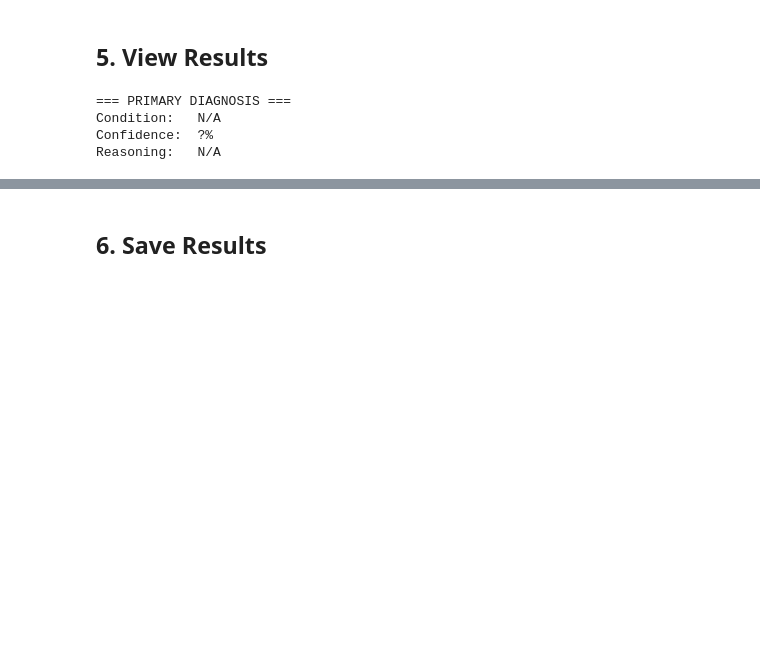
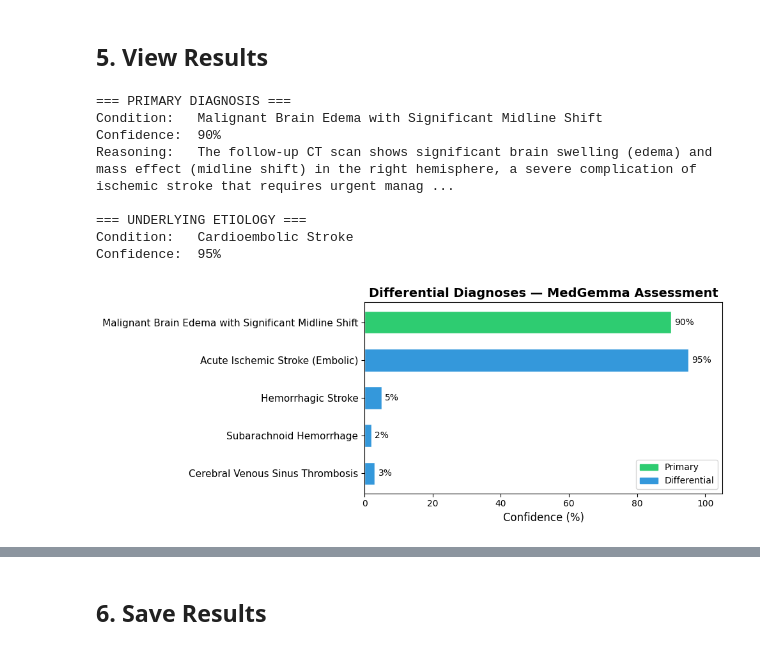
Before and after one commit to TejPotu/MedGemma, a Jupyter notebook: diagnosis_notebook.ipynb, the cells around one changed output, grey strips where cells are left out. Saved outputs shown, nothing was run; the diff lists cells and outputs as text; code cells hidden in the pictures; blank space fills up the shorter version.

Commit message:
Fix differential diagnosis prompts and json format

```diff
--- a/diagnosis_notebook.ipynb
+++ b/diagnosis_notebook.ipynb
@@ -278,17 +337,29 @@ Setting `pad_token_id` to `eos_token_id`:1 for open-end generation.
 print('=== PRIMARY DIAGNOSIS ===')
 try:
     diag = json.loads(final_state['initial_diagnosis'])
-    primary = diag.get('primary_diagnosis', {})
+    # Support both acute_complication (new schema) and primary_diagnosis (legacy)
+    primary = diag.get('acute_complication', diag.get('primary_diagnosis', diag.get('underlying_etiology', {})))
     print(f"Condition:   {primary.get('condition', 'N/A')}")
     print(f"Confidence:  {primary.get('confidence', '?')}%")
     print(f"Reasoning:   {primary.get('reasoning', 'N/A')}")
+
+    # Also show underlying etiology if different
+    etiology = diag.get('underlying_etiology', {})
+    if etiology.get('condition') and etiology.get('condition') != primary.get('condition'):
+        print(f"\n=== UNDERLYING ETIOLOGY ===")
+        print(f"Condition:   {etiology.get('condition', 'N/A')}")
+        print(f"Confidence:  {etiology.get('confidence', '?')}%")
 except:
     print(final_state['initial_diagnosis'])
 # %% [output]
 === PRIMARY DIAGNOSIS ===
-Condition:   N/A
-Confidence:  ?%
-Reasoning:   N/A
+Condition:   Malignant Brain Edema with Significant Midline Shift
+Confidence:  90%
+Reasoning:   The follow-up CT scan shows significant brain swelling (edema) and mass effect (midline shift) in the right hemisphere, a severe complication of ischemic stroke that requires urgent manag ...
+
+=== UNDERLYING ETIOLOGY ===
+Condition:   Cardioembolic Stroke
+Confidence:  95%
 # %%
 # Differential Diagnoses - Visualization
 import matplotlib.pyplot as plt
@@ -299,37 +370,43 @@ differentials = final_state.get('differential_diagnoses', [])
 if differentials and isinstance(differentials[0], dict) and 'condition' in differentials[0]:
     conditions = [d.get('condition', 'Unknown') for d in differentials]
     confidences = [d.get('confidence', 0) for d in differentials]
 
-    # Add primary
+    # Add primary - support both acute_complication (new schema) and primary_diagnosis (legacy)
     try:
         diag_data = json.loads(final_state['initial_diagnosis'])
-        primary = diag_data.get('primary_diagnosis', {})
-        conditions = [primary.get('condition', 'Primary')] + conditions
-        confidences = [primary.get('confidence', 0)] + confidences
+        primary = diag_data.get('acute_complication', diag_data.get('primary_diagnosis', diag_data.get('underlying_etiology', {})))
+        if primary.get('condition'):
+            conditions = [primary.get('condition', 'Primary')] + conditions
+            confidences = [primary.get('confidence', 0)] + confidences
     except:
         pass
 
     colors = ['#2ecc71'] + ['#3498db'] * (len(conditions) - 1)
 
     fig, ax = plt.subplots(figsize=(10, max(4, len(conditions) * 0.8)))
     bars = ax.barh(range(len(conditions)), confidences, color=colors, edgecolor='white', height=0.6)
     ax.set_yticks(range(len(conditions)))
     ax.set_yticklabels(conditions, fontsize=11)
     ax.set_xlabel('Confidence (%)', fontsize=12)
     ax.set_title('Differential Diagnoses — MedGemma Assessment', fontsize=14, fontweight='bold')
     ax.set_xlim(0, 105)
     ax.invert_yaxis()
 
     for bar, conf in zip(bars, confidences):
         ax.text(bar.get_width() + 1, bar.get_y() + bar.get_height()/2,
                 f'{conf}%', va='center', fontsize=10)
 
     from matplotlib.patches import Patch
     ax.legend(handles=[Patch(color='#2ecc71', label='Primary'), Patch(color='#3498db', label='Differential')],
              loc='lower right')
 
     plt.tight_layout()
     plt.show()
+else:
+    print("No differentials with valid structure found. Raw data:")
+    print(differentials)
+# %% [output]
+[figure, added]
 # %%
 # Bias Check
 print('=== COGNITIVE BIAS ANALYSIS ===')
```
Also changed, not shown: parts of 15 cells of this notebook, 1 other file.
